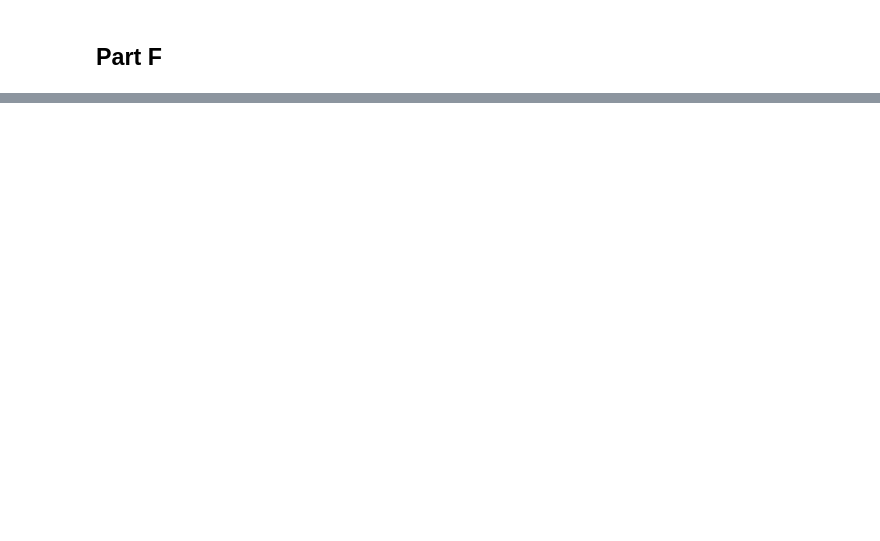
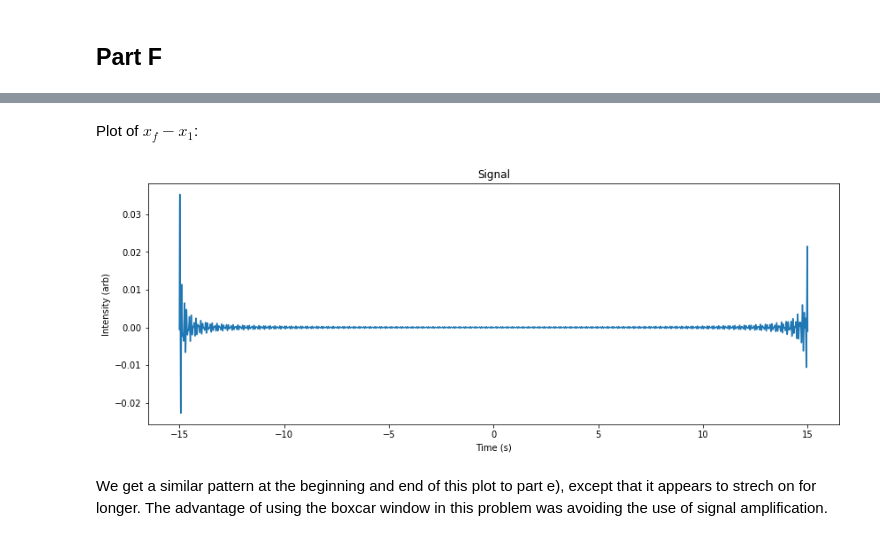
Before and after one commit to lukepolson/School, a Jupyter notebook: Phys 411/Assignment 4/Question 3.ipynb, the cells around one changed output, grey strips where cells are left out. Drawn from its saved outputs; the diff is of its cells as text; code cells hidden in the pictures; blank space fills up the shorter version.

```diff
--- a/Phys 411/Assignment 4/Question 3.ipynb
+++ b/Phys 411/Assignment 4/Question 3.ipynb
@@ -280,0 +293,16 @@ plt.show()
+# %% [markdown]
+Plot of $x_f-x_1$:
+# %%
+fig, ax = plt.subplots(1, 1, figsize=(14,5))
+
+ax.plot(t, np.cos(a1*np.pi*t)-x_filt)
+
+ax.set_title('Signal')
+ax.set_xlabel('Time (s)')
+ax.set_ylabel('Intensity (arb)')
+
+plt.show()
+# %% [output]
+[figure, added]
+# %% [markdown]
+We get a similar pattern at the beginning and end of this plot to part e), except that it appears to strech on for longer. The advantage of using the boxcar window in this problem was avoiding the use of signal amplification.
```
Also changed, not shown: parts of 17 cells of this notebook.
